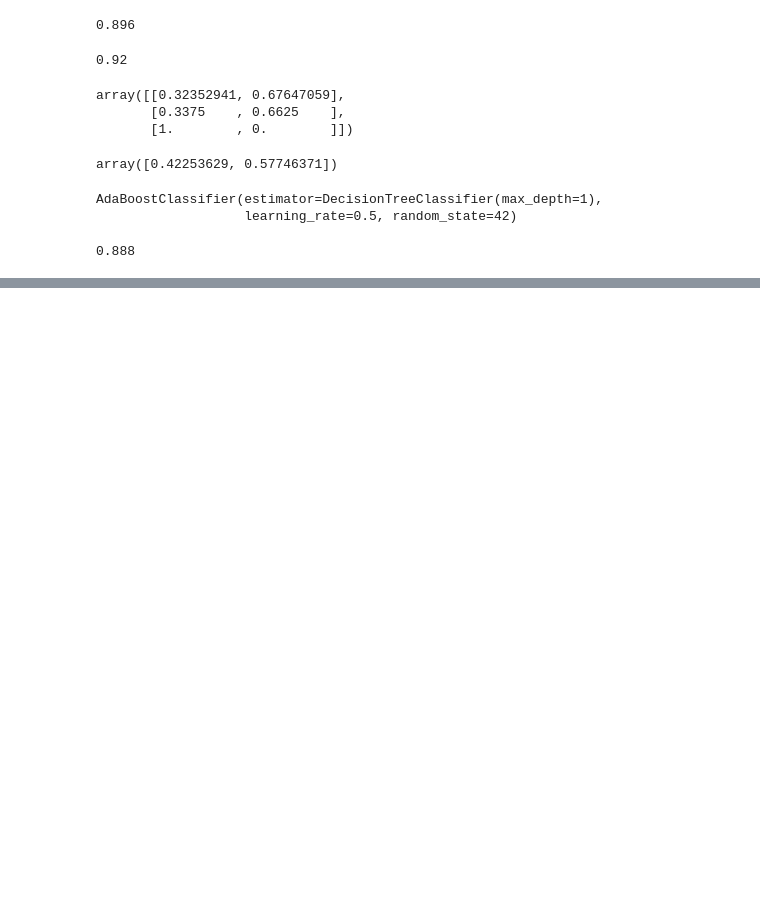
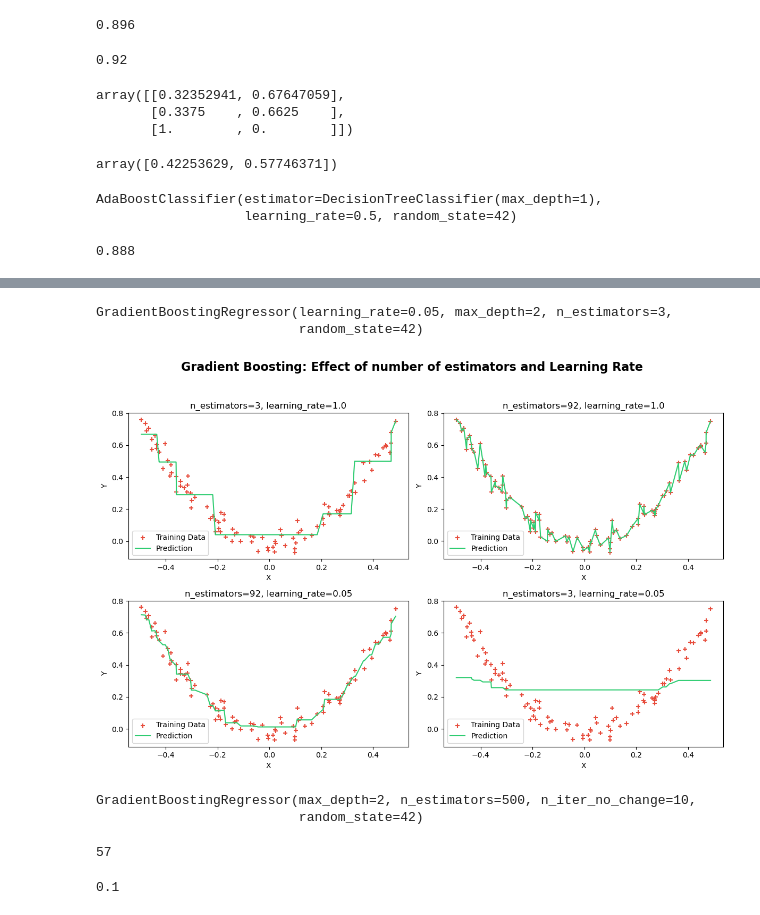
Before and after one commit to akshatkhatri/Machine_learning_playground, a Jupyter notebook: Chapter_7_geron/random_forests.ipynb, the cells around one changed output, grey strips where cells are left out. Saved outputs shown, nothing was run; the diff lists cells and outputs as text; code cells hidden in the pictures; blank space fills up the shorter version.

```diff
--- a/Chapter_7_geron/random_forests.ipynb
+++ b/Chapter_7_geron/random_forests.ipynb
@@ -221,0 +296,67 @@ abc_clf.score(X_test,Y_test)
+# %%
+from sklearn.ensemble import GradientBoostingRegressor
+
+gbrt_1 = GradientBoostingRegressor(max_depth=2,n_estimators=3,learning_rate=1.0,random_state=42)
+gbrt_2 = GradientBoostingRegressor(max_depth=2,n_estimators=92,learning_rate=1.0,random_state=42)
+gbrt_3 = GradientBoostingRegressor(max_depth=2,n_estimators=92,learning_rate=0.05,random_state=42)
+gbrt_4 = GradientBoostingRegressor(max_depth=2,n_estimators = 3,learning_rate=0.05,random_state=42)
+
+gbrt_1.fit(X,Y)
+gbrt_2.fit(X,Y)
+gbrt_3.fit(X,Y)
+gbrt_4.fit(X,Y)
+# %% [output]
+GradientBoostingRegressor(learning_rate=0.05, max_depth=2, n_estimators=3,
+                          random_state=42)
+# %%
+fig, axes = plt.subplots(2, 2, figsize=(12, 8))
+fig.suptitle("Gradient Boosting: Effect of number of estimators and Learning Rate", fontsize=16, weight='bold')
+
+X_sorted = np.sort(X, axis=0)
+
+axes[0][0].scatter(X, Y, color='#e74c3c', marker='+', label="Training Data")
+axes[0][0].plot(X_sorted, gbrt_1.predict(X_sorted), color='#2ecc71', label="Prediction")
+axes[0][0].set_title("n_estimators=3, learning_rate=1.0")
+axes[0][0].set_xlabel("X")
+axes[0][0].set_ylabel("Y")
+axes[0][0].legend()
+
+axes[0][1].scatter(X, Y, color='#e74c3c', marker='+', label="Training Data")
+axes[0][1].plot(X_sorted, gbrt_2.predict(X_sorted), color='#2ecc71', label="Prediction")
+axes[0][1].set_title("n_estimators=92, learning_rate=1.0")
+axes[0][1].set_xlabel("X")
+axes[0][1].set_ylabel("Y")
+axes[0][1].legend()
+
+axes[1][0].scatter(X, Y, color='#e74c3c', marker='+', label="Training Data")
+axes[1][0].plot(X_sorted, gbrt_3.predict(X_sorted), color='#2ecc71', label="Prediction")
+axes[1][0].set_title("n_estimators=92, learning_rate=0.05")
+axes[1][0].set_xlabel("X")
+axes[1][0].set_ylabel("Y")
+axes[1][0].legend()
+
+axes[1][1].scatter(X, Y, color='#e74c3c', marker='+', label="Training Data")
+axes[1][1].plot(X_sorted, gbrt_4.predict(X_sorted), color='#2ecc71', label="Prediction")
+axes[1][1].set_title("n_estimators=3, learning_rate=0.05")
+axes[1][1].set_xlabel("X")
+axes[1][1].set_ylabel("Y")
+axes[1][1].legend()
+
+plt.tight_layout(rect=[0, 0, 1, 0.95])
+plt.show()
+# %% [output]
+[figure, added]
+# %%
+gbrt_best = GradientBoostingRegressor(max_depth=2,n_estimators=500,n_iter_no_change=10,random_state=42)
+gbrt_best.fit(X,Y)
+# %% [output]
+GradientBoostingRegressor(max_depth=2, n_estimators=500, n_iter_no_change=10,
+                          random_state=42)
+# %%
+gbrt_best.n_estimators_
+# %% [output]
+57
+# %%
+gbrt_best.learning_rate
+# %% [output]
+0.1
```
Also changed, not shown: parts of 7 cells of this notebook.
